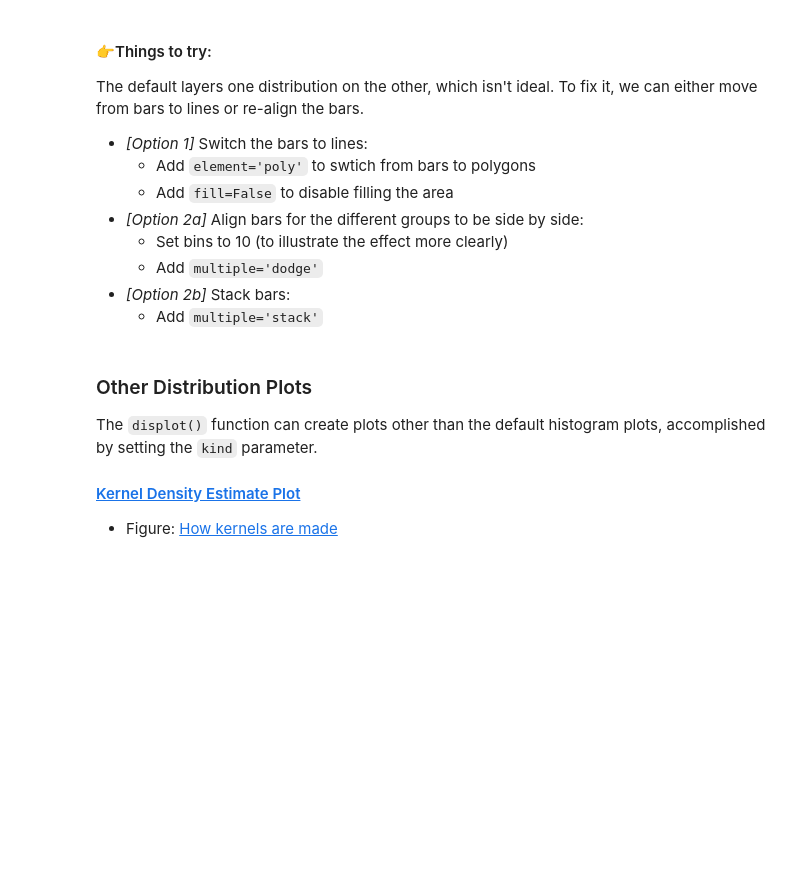
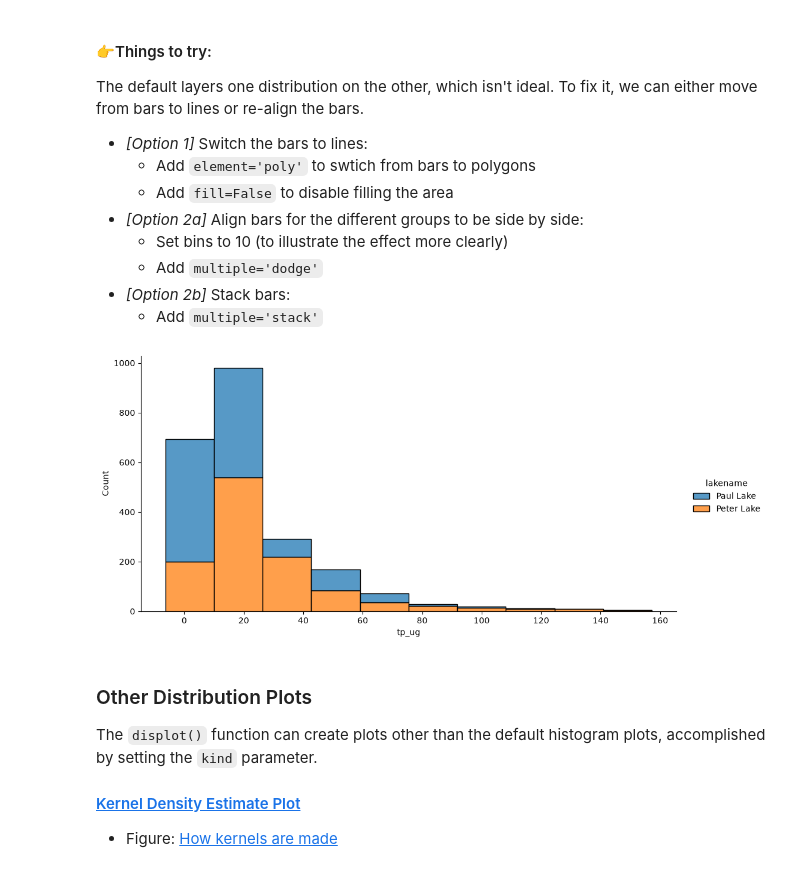
Before and after one commit to JoshG07/ENV700, a Jupyter notebook: lessons/M5-1-visualization-plot-types.ipynb, the cells around one changed output. Cells and saved outputs as stored; diff of their text form; code cells hidden in the pictures; blank space fills up the shorter version.

```diff
--- a/lessons/M5-1-visualization-plot-types.ipynb
+++ b/lessons/M5-1-visualization-plot-types.ipynb
@@ -254,13 +292,15 @@ The default layers one distribution on the other, which isn't ideal. To fix it,
 # %%
 sns.displot(
     data=PeterPaul_chem_nutrients,
     x='tp_ug',
     hue='lakename',
     aspect=2,
     #element='poly', fill=False,  #<- Option 1
     #multiple='dodge'#, bins=10,   #<- Option 2a
-    #multiple='stack',# bins=10,   #<- Option 2a
+    multiple='stack', bins=10,   #<- Option 2a
 );
+# %% [output]
+[figure, added]
 # %% [markdown]
 ### Other Distribution Plots
 The `displot()` function can create plots other than the default histogram plots, accomplished by setting the `kind` parameter.
```
Also changed, not shown: parts of 24 cells of this notebook.
